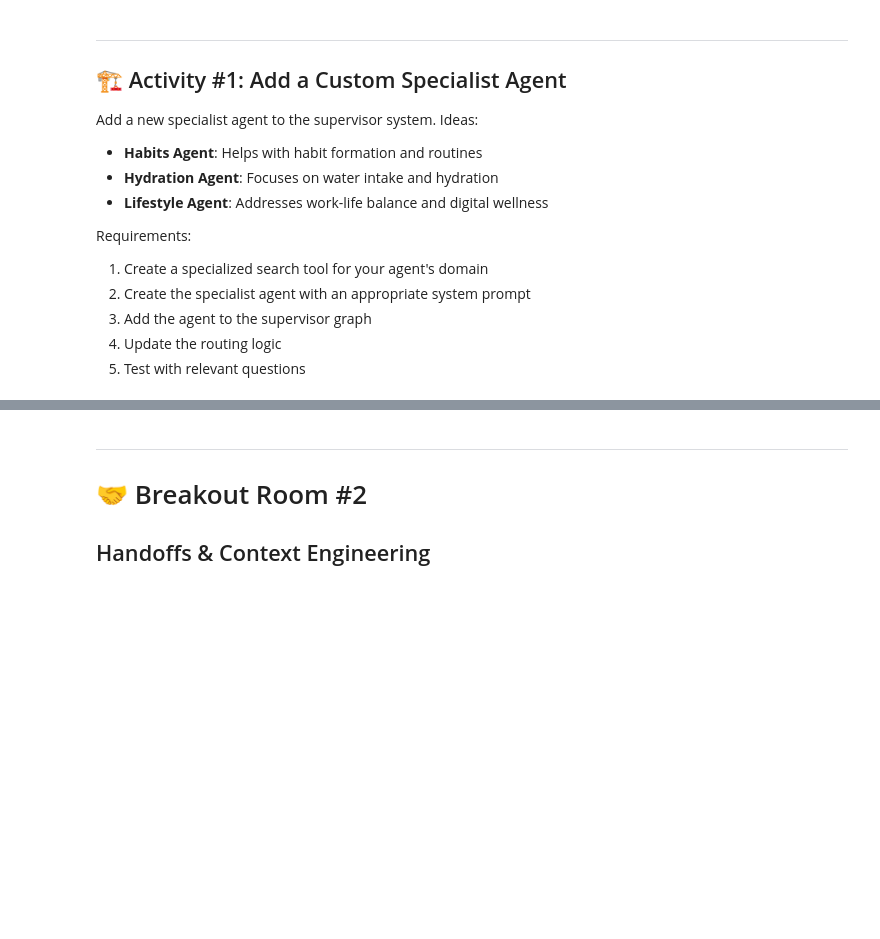
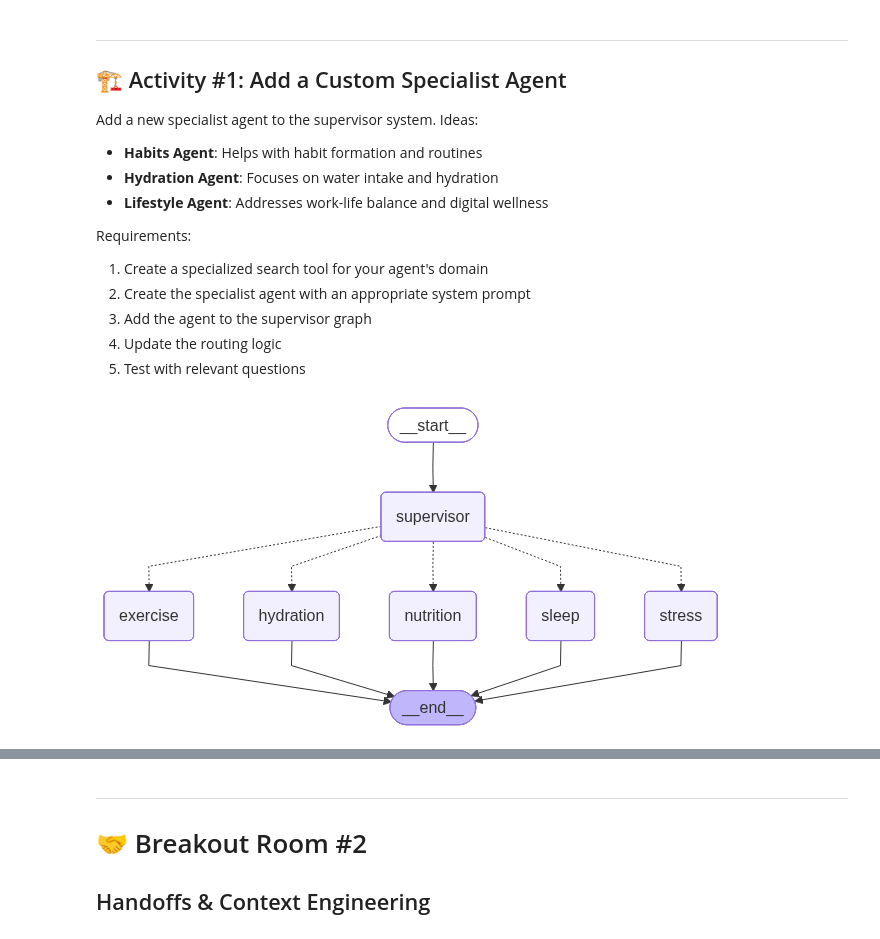
Before and after one commit to akatalinic/AIE9, a Jupyter notebook: 05_Multi_Agent_with_LangGraph/Multi_Agent_Applications_Assignment.ipynb, the cells around one changed output, grey strips where cells are left out. Cells and saved outputs as stored; diff of their text form; code cells hidden in the pictures; blank space fills up the shorter version.

```diff
--- a/05_Multi_Agent_with_LangGraph/Multi_Agent_Applications_Assignment.ipynb
+++ b/05_Multi_Agent_with_LangGraph/Multi_Agent_Applications_Assignment.ipynb
@@ -683,30 +683,105 @@ def hydration_calculator(
         Recommended daily water intake.
     """
 
     if unit_system.lower() == "imperial":
         weight_kg = weight * 0.453592
     else:
         weight_kg = weight
 
 
     base_ml = weight_kg * 35
     exercise_ml = exercise_minutes * 10
     climate_ml = {"cool": 0, "moderate": 250, "hot": 500}[climate]
 
     caffeine_ml = 250 if caffeine_mg and caffeine_mg > 400 else 0
     alcohol_ml = alcohol_drinks * 250
 
     total_ml = base_ml + exercise_ml + climate_ml + caffeine_ml + alcohol_ml
 
     if unit_system.lower() == "imperial":
         total_oz = total_ml / 29.5735
         return f"Recommended daily water intake: {round(total_oz, 1)} oz"
     else:
         total_l = total_ml / 1000
         return f"Recommended daily water intake: {round(total_l, 2)} L"
 
 # Step 2: Create the specialist agent
+hydration_agent = create_agent(
+    model=specialist_llm,
+    tools=[hydration_calculator],
+    system_prompt="""You are a Hydration specialist Agent. You have access to tool that can calculate hydration needs. Use the tool you have been
+    provided when user prompts the need to calculate his hydration levels."""
+)
 
 # Step 3: Add to the supervisor graph (you may need to rebuild the graph)
 
+hydration_node = create_agent_node(hydration_agent, "hydration")
+
+def route_to_agent(state: SupervisorState) -> str:
+    """Route to the next agent based on supervisor decision."""
+    return state["next"]
+
+# Create the graph
+supervisor_workflow = StateGraph(SupervisorState)
+
+# Add nodes
+supervisor_workflow.add_node("supervisor", supervisor_node)
+supervisor_workflow.add_node("exercise", exercise_node)
+supervisor_workflow.add_node("nutrition", nutrition_node)
+supervisor_workflow.add_node("sleep", sleep_node)
+supervisor_workflow.add_node("stress", stress_node)
+supervisor_workflow.add_node("hydration", stress_node)
+
+# Add edges: START -> supervisor
+supervisor_workflow.add_edge(START, "supervisor")
+
+# Conditional routing from supervisor to specialists
+supervisor_workflow.add_conditional_edges(
+    "supervisor",
+    route_to_agent,
+    {
+        "exercise": "exercise",
+        "nutrition": "nutrition",
+        "sleep": "sleep",
+        "stress": "stress",
+        "hydration": "hydration",
+    }
+)
+
+# KEY FIX: Each specialist goes directly to END (no looping!)
+supervisor_workflow.add_edge("exercise", END)
+supervisor_workflow.add_edge("nutrition", END)
+supervisor_workflow.add_edge("sleep", END)
+supervisor_workflow.add_edge("stress", END)
+supervisor_workflow.add_edge("hydration", END)
+
+# Compile
+supervisor_graph = supervisor_workflow.compile()
+
+try:
+    from IPython.display import display, Image
+    display(Image(supervisor_graph.get_graph().draw_mermaid_png()))
+except Exception as e:
+    print(f"Could not display graph: {e}")
+    print("\nGraph structure:")
+    print(supervisor_graph.get_graph().draw_ascii())
+
 # Step 4: Test your new agent
+print("Testing Hydration Agent")
+print("=" * 50)
+
+response_with_okay_query = hydration_agent.invoke({
+    "messages": [HumanMessage(content="Hey my weight is 80kg how much water should I daily take if i drink 200mg of caffieen and I leave in moderate climate?")]
+})
+
+print("\nHydration agent Response with okay query:")
+print(response_with_okay_query["messages"][-1].content)
+
+response_with_NOK_query = hydration_agent.invoke({
+    "messages": [HumanMessage(content="Hey my how much water should I daily take, I excercise a lot")]
+})
+
+print("\nHydration agent Response with not okay query:")
+print(response_with_NOK_query["messages"][-1].content)
+# %% [output]
+[figure, added]
```
Also changed, not shown: parts of 9 cells of this notebook.
